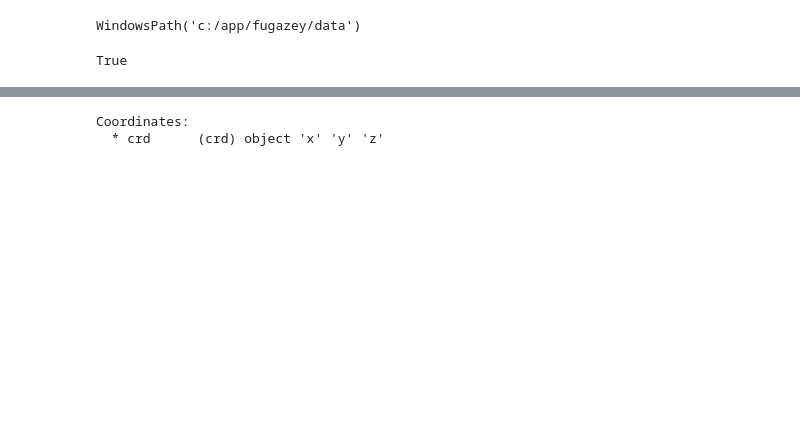
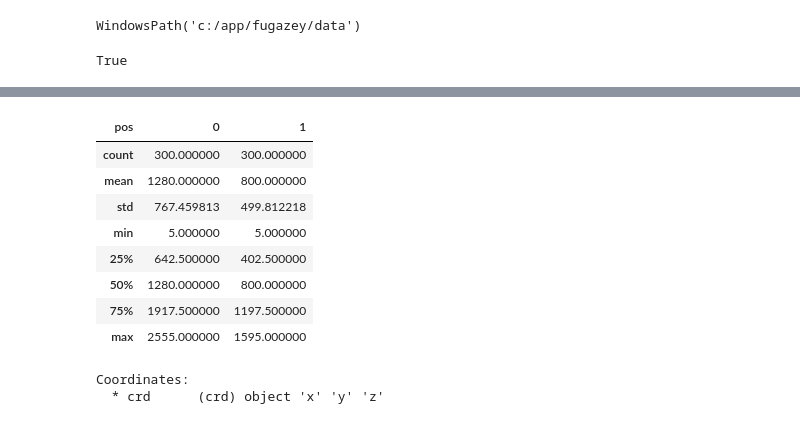
Before and after one commit to openSourcerer9000/fugazey, a Jupyter notebook: headtrain.ipynb, the cells around one changed output, grey strips where cells are left out. Saved outputs shown, nothing was run; the diff lists cells and outputs as text; code cells hidden in the pictures; blank space fills up the shorter version.

```diff
--- a/headtrain.ipynb
+++ b/headtrain.ipynb
@@ -28,6 +28,18 @@ Dimensions without coordinates: s, mark, pos
 Data variables:
     head     (s, mark, crd) float64 ...
     mouse    (s, pos) float64 ...
+# %%
+fullxy.mouse.to_pandas().describe()
+# %% [output]
+| pos | 0 | 1 |
+| count | 300.000000 | 300.000000 |
+| mean | 1280.000000 | 800.000000 |
+| std | 767.459813 | 499.812218 |
+| min | 5.000000 | 5.000000 |
+| 25% | 642.500000 | 402.500000 |
+| 50% | 1280.000000 | 800.000000 |
+| 75% | 1917.500000 | 1197.500000 |
+| max | 2555.000000 | 1595.000000 |
 # %%
 fullxy['head'].coords
 # %% [output]
```
Also changed, not shown: parts of 5 cells of this notebook, 11 other files.
